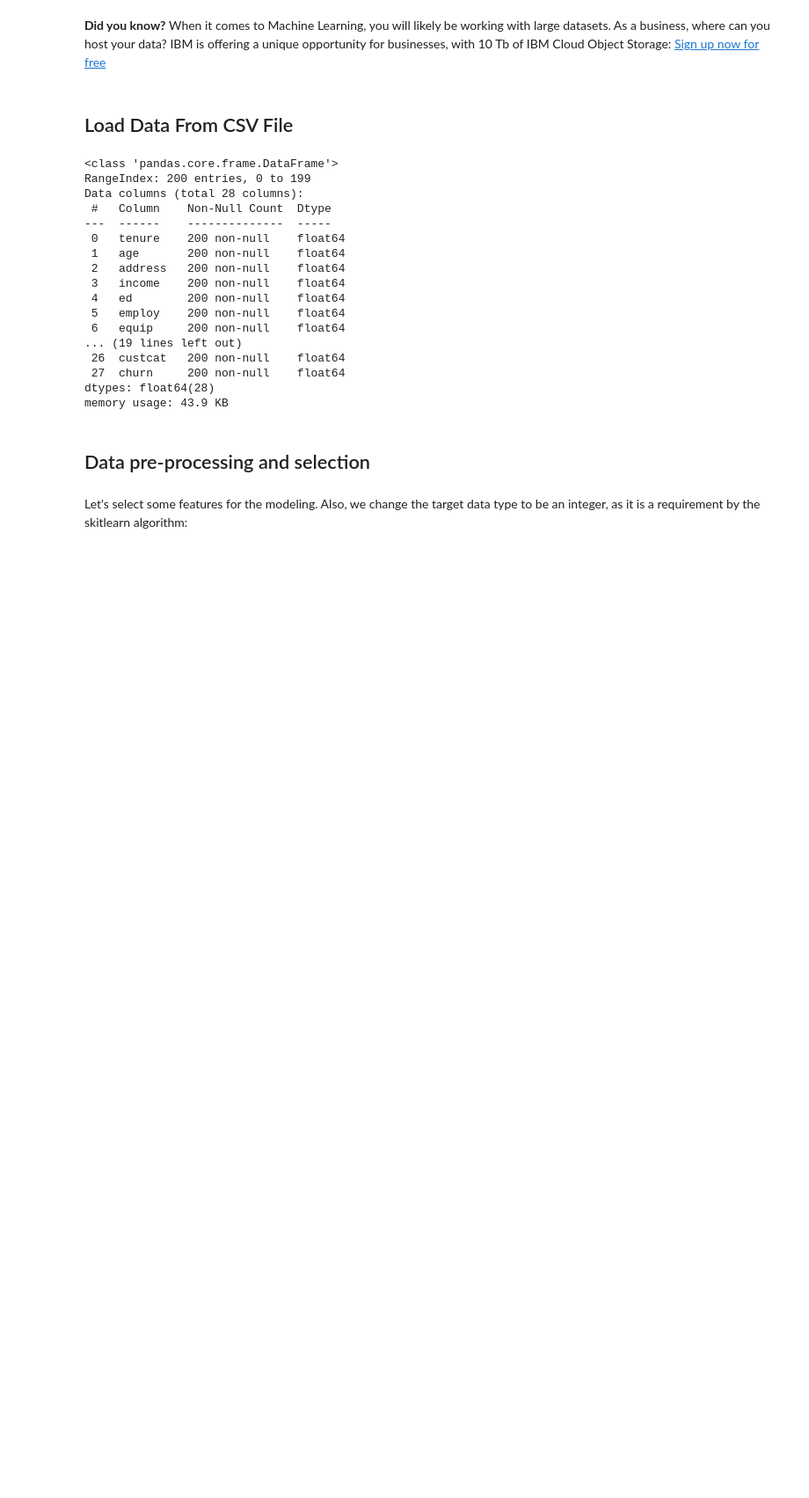
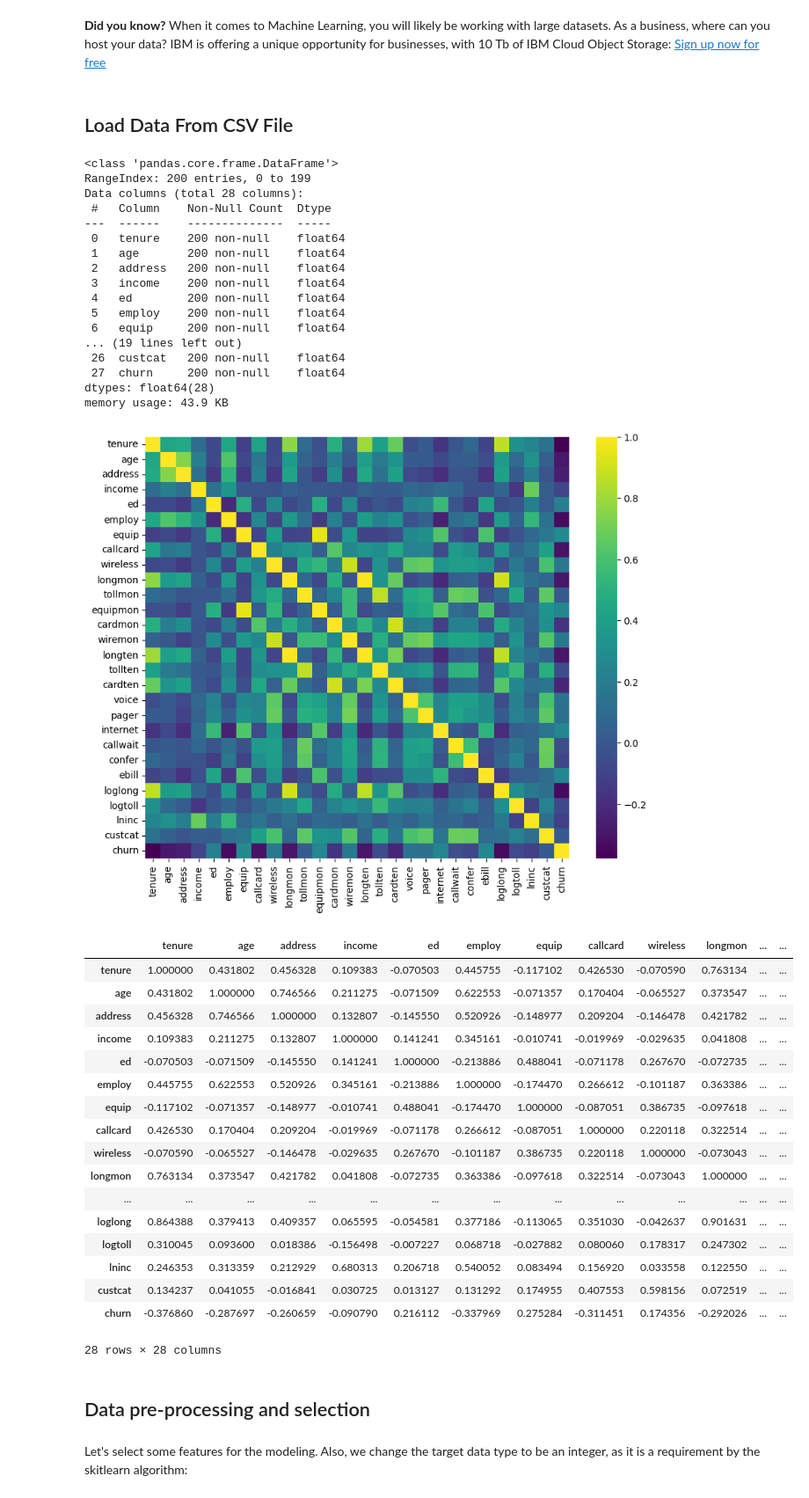
Before and after one commit to Rajshah296/IBM_Data_Science, a Jupyter notebook: Machine Learning with Python/ML0101EN-Clas-Logistic-Reg-churn.ipynb, the cells around one changed output. Shown: that part at 88% size. Saved outputs shown, nothing was run; the diff lists cells and outputs as text; code cells hidden in the pictures; blank space fills up the shorter version.

```diff
--- a/Machine Learning with Python/ML0101EN-Clas-Logistic-Reg-churn.ipynb
+++ b/Machine Learning with Python/ML0101EN-Clas-Logistic-Reg-churn.ipynb
@@ -145,6 +146,35 @@ Data columns (total 28 columns):
  27  churn     200 non-null    float64
 dtypes: float64(28)
 memory usage: 43.9 KB
+# %%
+corr_matrix = churn_df.corr()
+
+plt.figure(figsize=(10, 8))
+sns.heatmap(data=corr_matrix,
+            cmap="viridis",  # Choose a colormap (optional)
+            )
+plt.show()
+corr_matrix
+# %% [output]
+[figure, added]
+|  | tenure | age | address | income | ed | employ | equip | callcard | wireless | longmon | ... | ... |
+| tenure | 1.000000 | 0.431802 | 0.456328 | 0.109383 | -0.070503 | 0.445755 | -0.117102 | 0.426530 | -0.070590 | 0.763134 | ... | ... |
+| age | 0.431802 | 1.000000 | 0.746566 | 0.211275 | -0.071509 | 0.622553 | -0.071357 | 0.170404 | -0.065527 | 0.373547 | ... | ... |
+| address | 0.456328 | 0.746566 | 1.000000 | 0.132807 | -0.145550 | 0.520926 | -0.148977 | 0.209204 | -0.146478 | 0.421782 | ... | ... |
+| income | 0.109383 | 0.211275 | 0.132807 | 1.000000 | 0.141241 | 0.345161 | -0.010741 | -0.019969 | -0.029635 | 0.041808 | ... | ... |
+| ed | -0.070503 | -0.071509 | -0.145550 | 0.141241 | 1.000000 | -0.213886 | 0.488041 | -0.071178 | 0.267670 | -0.072735 | ... | ... |
+| employ | 0.445755 | 0.622553 | 0.520926 | 0.345161 | -0.213886 | 1.000000 | -0.174470 | 0.266612 | -0.101187 | 0.363386 | ... | ... |
+| equip | -0.117102 | -0.071357 | -0.148977 | -0.010741 | 0.488041 | -0.174470 | 1.000000 | -0.087051 | 0.386735 | -0.097618 | ... | ... |
+| callcard | 0.426530 | 0.170404 | 0.209204 | -0.019969 | -0.071178 | 0.266612 | -0.087051 | 1.000000 | 0.220118 | 0.322514 | ... | ... |
+| wireless | -0.070590 | -0.065527 | -0.146478 | -0.029635 | 0.267670 | -0.101187 | 0.386735 | 0.220118 | 1.000000 | -0.073043 | ... | ... |
+| longmon | 0.763134 | 0.373547 | 0.421782 | 0.041808 | -0.072735 | 0.363386 | -0.097618 | 0.322514 | -0.073043 | 1.000000 | ... | ... |
+| ... | ... | ... | ... | ... | ... | ... | ... | ... | ... | ... | ... | ... |
+| loglong | 0.864388 | 0.379413 | 0.409357 | 0.065595 | -0.054581 | 0.377186 | -0.113065 | 0.351030 | -0.042637 | 0.901631 | ... | ... |
+| logtoll | 0.310045 | 0.093600 | 0.018386 | -0.156498 | -0.007227 | 0.068718 | -0.027882 | 0.080060 | 0.178317 | 0.247302 | ... | ... |
+| lninc | 0.246353 | 0.313359 | 0.212929 | 0.680313 | 0.206718 | 0.540052 | 0.083494 | 0.156920 | 0.033558 | 0.122550 | ... | ... |
+| custcat | 0.134237 | 0.041055 | -0.016841 | 0.030725 | 0.013127 | 0.131292 | 0.174955 | 0.407553 | 0.598156 | 0.072519 | ... | ... |
+| churn | -0.376860 | -0.287697 | -0.260659 | -0.090790 | 0.216112 | -0.337969 | 0.275284 | -0.311451 | 0.174356 | -0.292026 | ... | ... |
+28 rows × 28 columns
 # %% [markdown]
 <h2 id="preprocessing">Data pre-processing and selection</h2>
 # %% [markdown]
```
Also changed, not shown: parts of 4 cells of this notebook, 8 other files.
